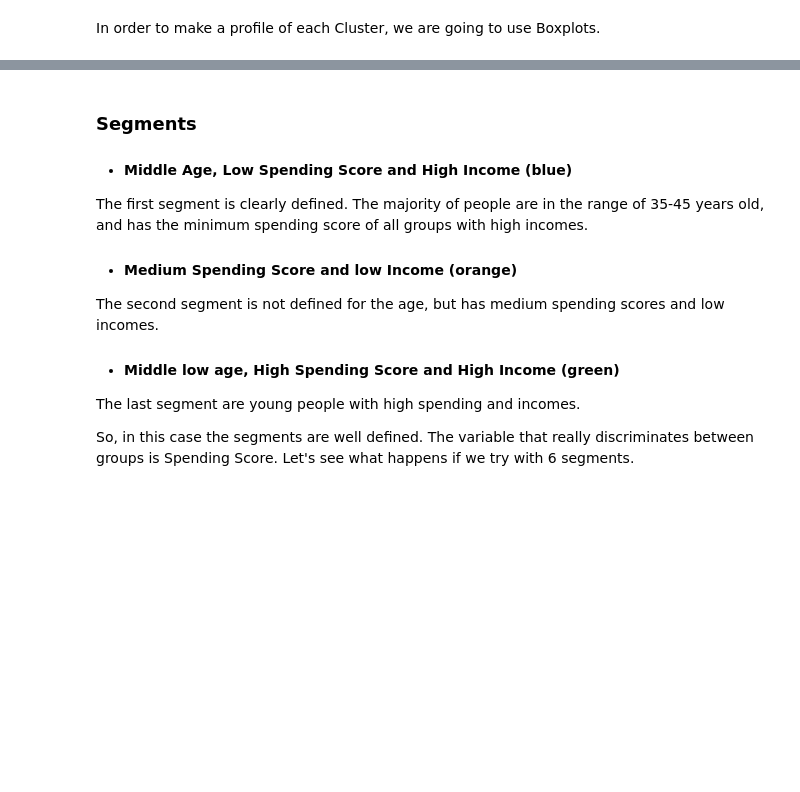
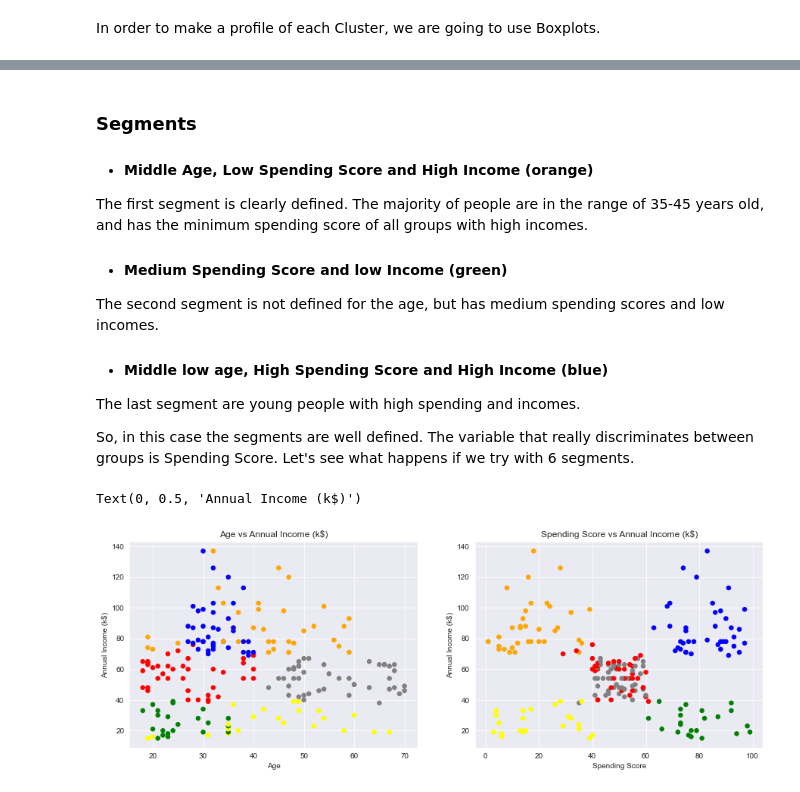
Before and after one commit to Lautaromgo/Data-Science, a Jupyter notebook: Mall Customer/Notebook/Mall_customers.ipynb, the cells around one changed output, grey strips where cells are left out. Cells and saved outputs as stored; diff of their text form; code cells hidden in the pictures; blank space fills up the shorter version.

```diff
--- a/Mall Customer/Notebook/Mall_customers.ipynb
+++ b/Mall Customer/Notebook/Mall_customers.ipynb
@@ -336,12 +342,35 @@ fig8.suptitle('Segments Profiles', fontsize=14)
 # %% [markdown]
 ### Segments
-* #### Middle Age, Low Spending Score and High Income (blue)
+* #### Middle Age, Low Spending Score and High Income (orange)
 The first segment is clearly defined. The majority of people are in the range of 35-45 years old, and has the minimum spending score of all groups with high incomes.
 
-* #### Medium Spending Score and low Income (orange)
+* #### Medium Spending Score and low Income (green)
 The second segment is not defined for the age, but has medium spending scores and low incomes.
 
-* #### Middle low age, High Spending Score and High Income (green)
+* #### Middle low age, High Spending Score and High Income (blue)
 The last segment are young people with high spending and incomes.
 
 So, in this case the segments are well defined. The variable that really discriminates between groups is Spending Score. Let's see what happens if we try with 6 segments.
+# %%
+fig9, axs = plt.subplots(1, 2, figsize = (15, 5))
+
+km = KMeans(n_clusters=6).fit(data)
+predictions = km.predict(data)
+
+colores = ['orange', 'blue', 'gray', 'yellow', 'green', 'red']
+asignar = []
+for row in predictions:
+    asignar.append(colores[row])
+
+axs[0].scatter(data['Age'], data['Annual Income (k$)'], c = asignar, s = 30)
+axs[0].set_title('Age vs Annual Income (k$)')
+axs[0].set_xlabel('Age')
+axs[0].set_ylabel('Annual Income (k$)')
+
+axs[1].scatter(data['Spending Score (1-100)'], data['Annual Income (k$)'], c = asignar, s = 30)
+axs[1].set_title('Spending Score vs Annual Income (k$)')
+axs[1].set_xlabel('Spending Score')
+axs[1].set_ylabel('Annual Income (k$)')
+# %% [output]
+Text(0, 0.5, 'Annual Income (k$)')
+[figure, added]
```
Also changed, not shown: parts of 11 cells of this notebook.
